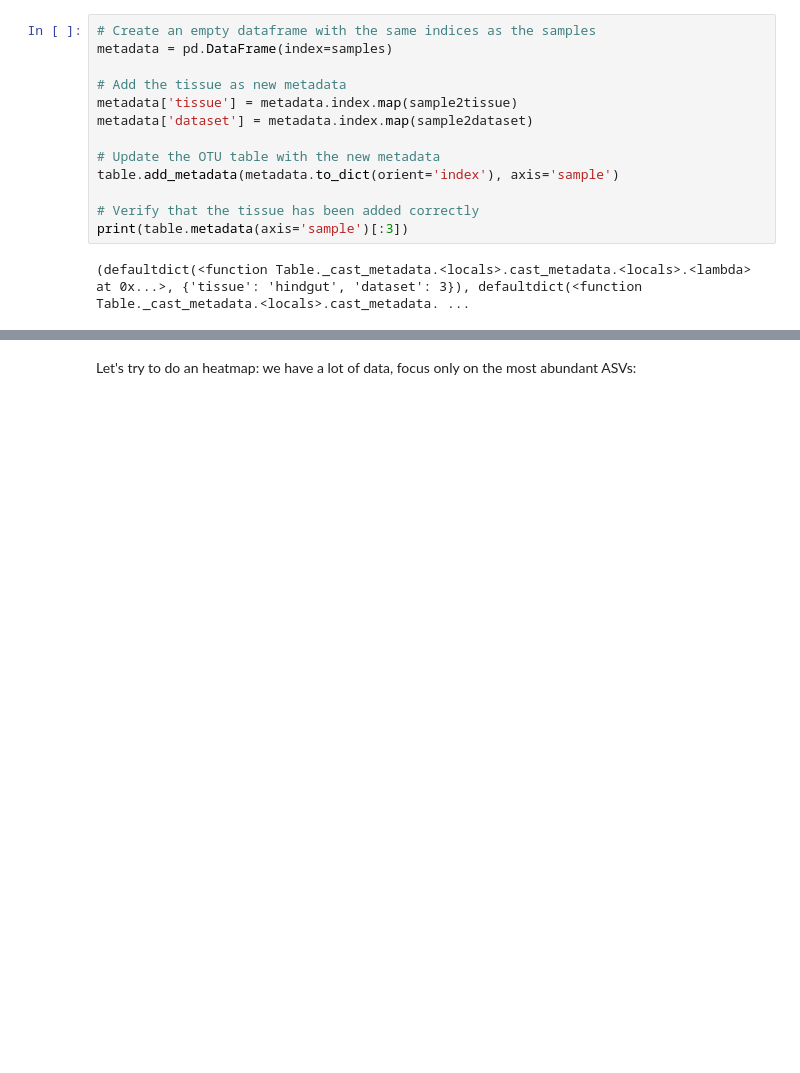
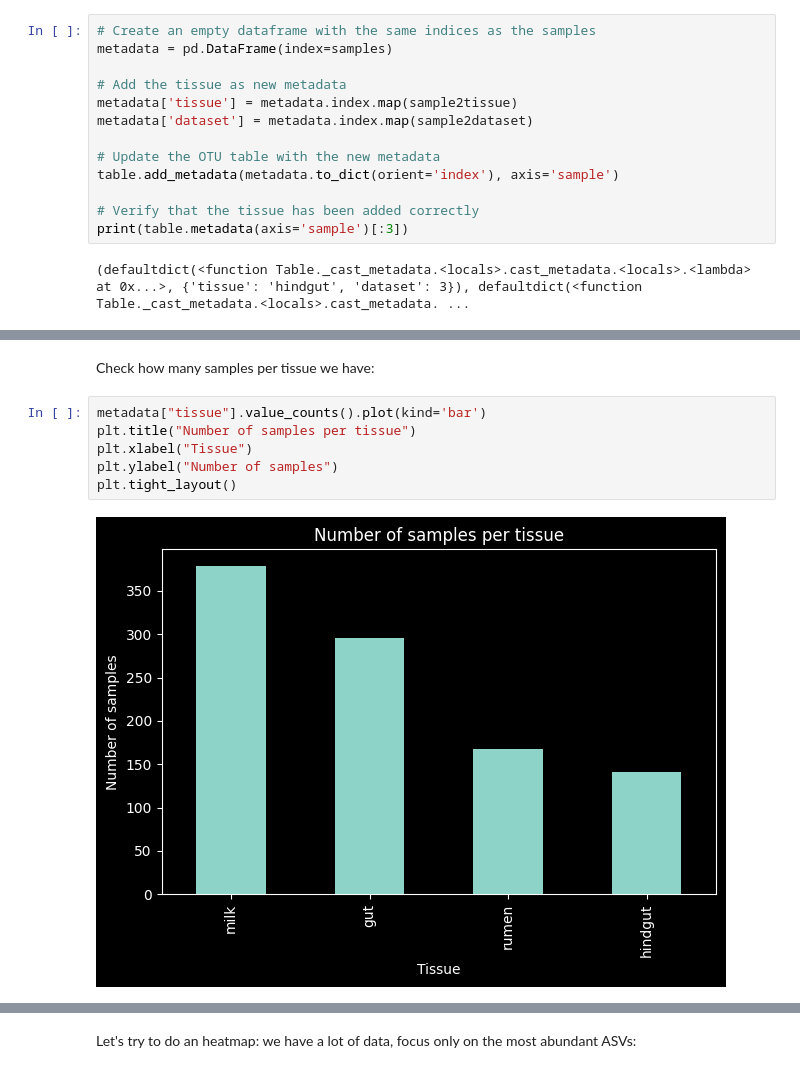
Before and after one commit to filippob/deep_micro_core, a Jupyter notebook: notebooks/02-describe_otu_table.ipynb, the cells around one changed output, grey strips where cells are left out. Cells and saved outputs as stored; diff of their text form; blank space fills up the shorter version.

Commit message:
:monocle_face: inspect latest samples

```diff
--- a/notebooks/02-describe_otu_table.ipynb
+++ b/notebooks/02-describe_otu_table.ipynb
@@ -54,0 +69,10 @@ print(table.metadata(axis='sample')[:3])
+# %% [markdown]
+Check how many samples per tissue we have:
+# %%
+metadata["tissue"].value_counts().plot(kind='bar')
+plt.title("Number of samples per tissue")
+plt.xlabel("Tissue")
+plt.ylabel("Number of samples")
+plt.tight_layout()
+# %% [output]
+[figure, added]
```
Also changed, not shown: parts of 7 cells of this notebook, 5 other files.
